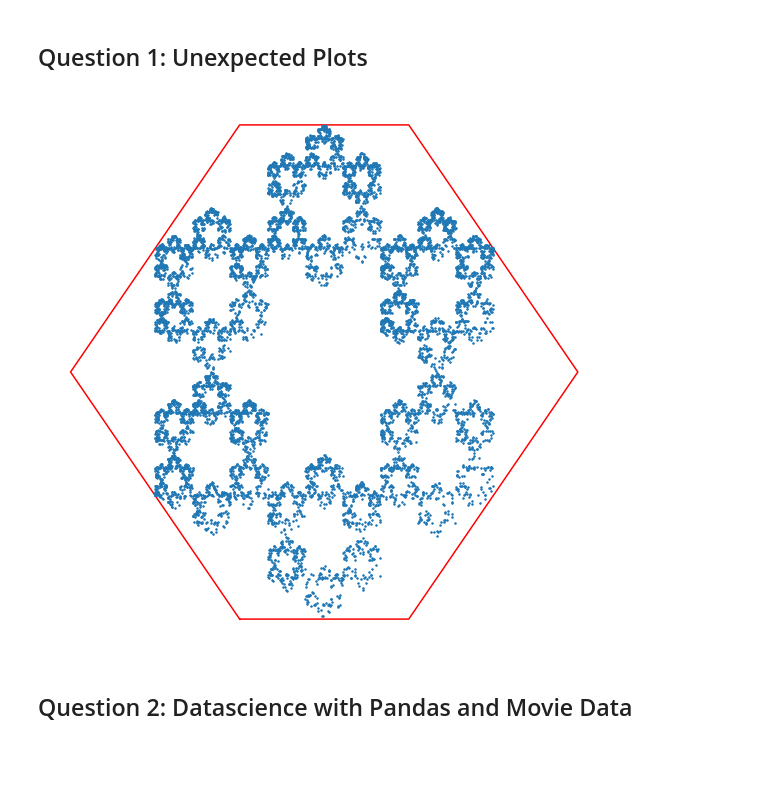
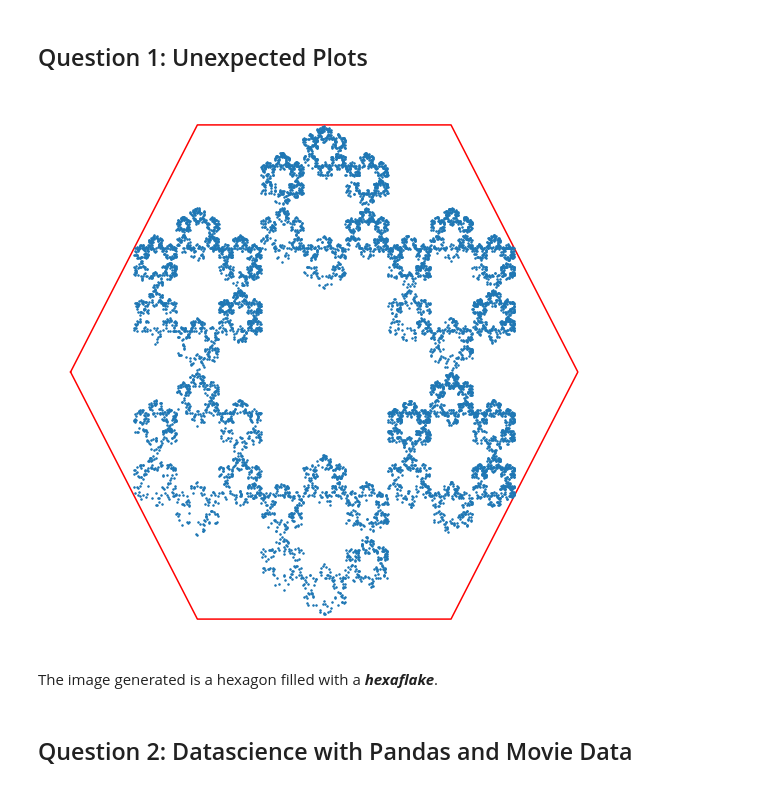
Before and after one commit to Sekyereamp1/DSI-Assignment, a Jupyter notebook: DSI_Assignment.ipynb, the cells around one changed output. Drawn from its saved outputs; the diff is of its cells as text; code cells hidden in the pictures; blank space fills up the shorter version.

```diff
--- a/DSI_Assignment.ipynb
+++ b/DSI_Assignment.ipynb
@@ -18,7 +19,7 @@ pd.options.mode.chained_assignment = None
 ## Question 1: Unexpected Plots
 # %%
 #vertices of the hexagon in an array
-points = np.array([[2,0],[0,3],[2,6],[4,6],[6,3],[4,0],[2,0]])
+points = np.array([[-1,0],[-1/2,m.sqrt(3)/2],[1/2,m.sqrt(3)/2],[1,0],[1/2,-m.sqrt(3)/2],[-1/2,-m.sqrt(3)/2],[-1,0]])
 
 #plots the hexagon
 plt.figure(figsize=(10,10))
@@ -31,8 +32,8 @@ def inhexa(N):
     ''' function to generate random point inside the hexagon'''
 
     #the points for the square containing the hexagon
-    x_1 = np.linspace(0,6,N)
-    y_2 = np.linspace(0,6,N)
+    x_1 = np.linspace(-1,1,N)
+    y_2 = np.linspace(-m.sqrt(3)/2,m.sqrt(3)/2,N)
 
     #iteration to generate a point inside the hexagon
     while True:
@@ -42,46 +43,47 @@ def inhexa(N):
         y_t = np.random.choice(y_2)
 
         #The equations of boundaries of the hexagon
-        eqn1 = 2*y_t + 3*x_t - 6
-        eqn2 = 2*y_t - 3*x_t - 6
-        eqn3 = 2*y_t - 3*x_t + 12
-        eqn4 = 2*y_t + 3*x_t - 24
-        eqn5 = y_t - 6
+        eqn1 = y_t + m.sqrt(3)*x_t + m.sqrt(3)
+        eqn2 = y_t - m.sqrt(3)*x_t - m.sqrt(3)
+        eqn3 = y_t + m.sqrt(3)*x_t - m.sqrt(3)
+        eqn4 = y_t - m.sqrt(3)*x_t + m.sqrt(3)
 
         #condition for the region in the hexagon
-        if (eqn1>0) & (eqn2<0) & (eqn3>0) & (eqn4<0) & (eqn5<0) & (y_t>0):
+        if (eqn1>0) & (eqn2<0) & (eqn3<0) & (eqn4>0) & (-m.sqrt(3)/2< y_t <m.sqrt(3)/2):
             break
 
     return [x_t,y_t]
 # Generates random point in the hexagon
 P = inhexa(100)
 
 for i in range(10000):
     # for the two random vertices adjacent to themselves
     num = np.random.randint(0,5)
 
     vertice1 = points[num,:]
 
     if num == 0:
         ind = np.random.choice((1,-2))
         vertice2 = points[num+ind,:]
     else:
         ind = np.random.choice((1,-1))
         vertice2 = points[num+ind,:]
 
     # computes the new centroid
     P = [1/3 *(P[0] + vertice1[0] + vertice2[0]), 1/3 *(P[1] + vertice1[1] + vertice2[1])]
 
     # appends new centroid to the list
     lst.append(P)
 
 #changing lst to array for easy plot
 centroids =  np.asarray(lst)
 plt.plot(centroids[:,0],centroids[:,1],'o', markersize = 1.5)
 plt.axis('off')
 plt.show()
 # %% [output]
-[figure, old version]
+[figure, new version]
+# %% [markdown]
+The image generated is a hexagon filled with a ***hexaflake***.
 # %% [markdown]
 ## Question 2: Datascience with Pandas and Movie Data
 # %% [markdown]
```
Also changed, not shown: parts of 1 cell of this notebook.
